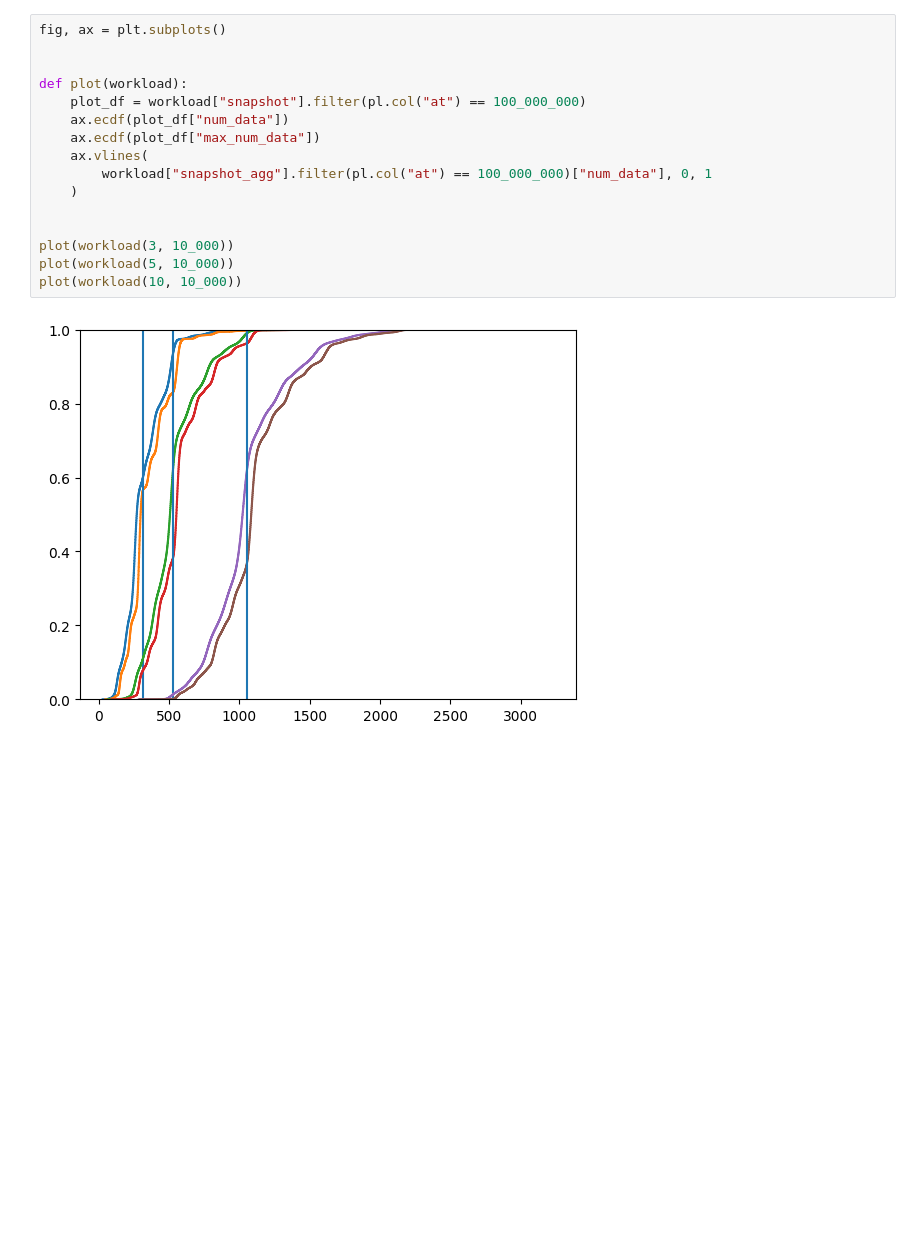
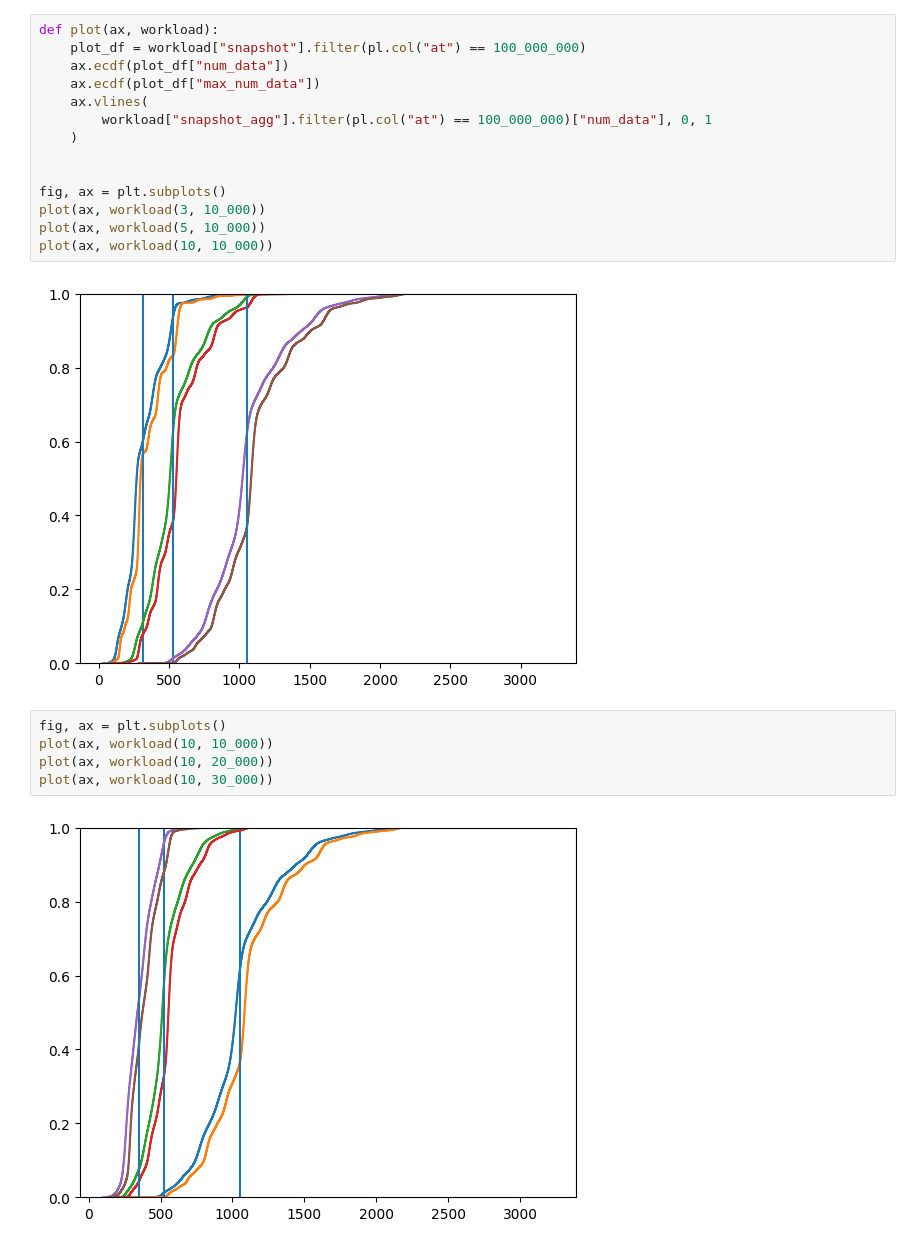
Before and after one commit to sgdxbc/storage-simulation-data, a Jupyter notebook: graphs.ipynb, the cells around one changed output. Saved outputs shown, nothing was run; the diff lists cells and outputs as text; blank space fills up the shorter version.

```diff
--- a/graphs.ipynb
+++ b/graphs.ipynb
@@ -111,8 +113,5 @@ plot(workload(10, 10_000)["snapshot_agg"])
 # %%
-fig, ax = plt.subplots()
-
-
-def plot(workload):
+def plot(ax, workload):
     plot_df = workload["snapshot"].filter(pl.col("at") == 100_000_000)
     ax.ecdf(plot_df["num_data"])
     ax.ecdf(plot_df["max_num_data"])
@@ -121,8 +120,16 @@ def plot(workload):
     )
 
 
-plot(workload(3, 10_000))
-plot(workload(5, 10_000))
-plot(workload(10, 10_000))
+fig, ax = plt.subplots()
+plot(ax, workload(3, 10_000))
+plot(ax, workload(5, 10_000))
+plot(ax, workload(10, 10_000))
 # %% [output]
 [figure]
+# %%
+fig, ax = plt.subplots()
+plot(ax, workload(10, 10_000))
+plot(ax, workload(10, 20_000))
+plot(ax, workload(10, 30_000))
+# %% [output]
+[figure, added]
```
Also changed, not shown: parts of 4 cells of this notebook.
